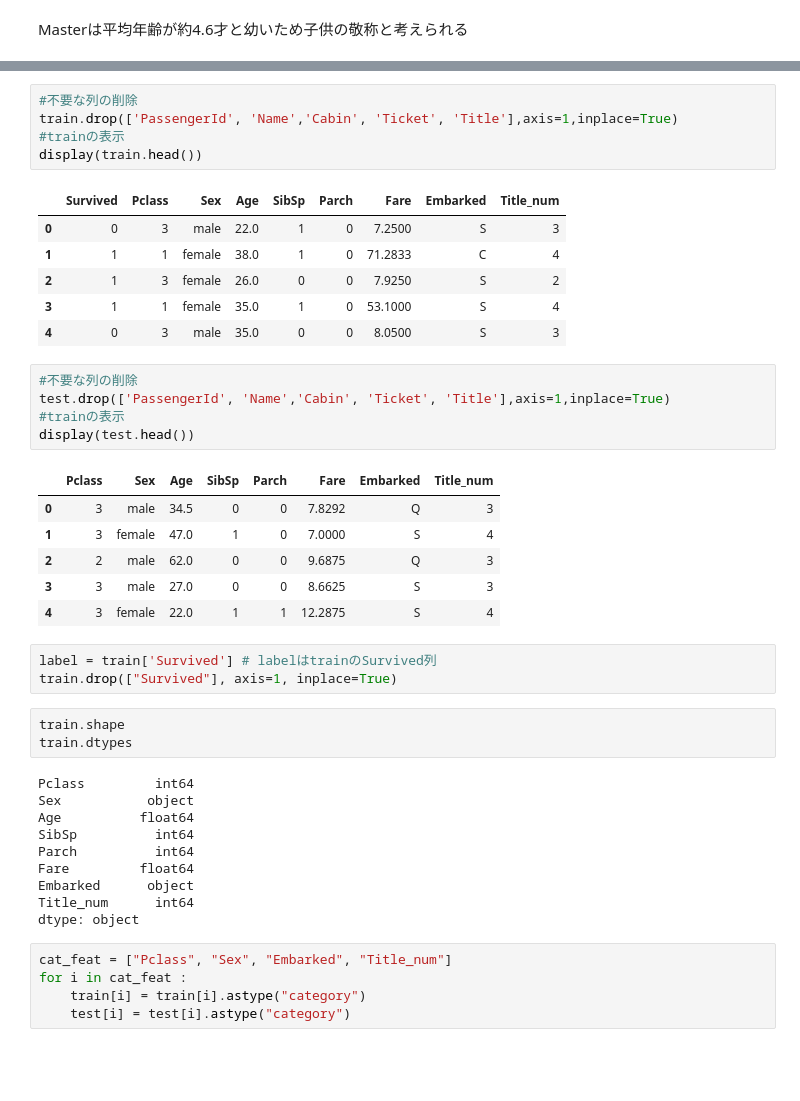
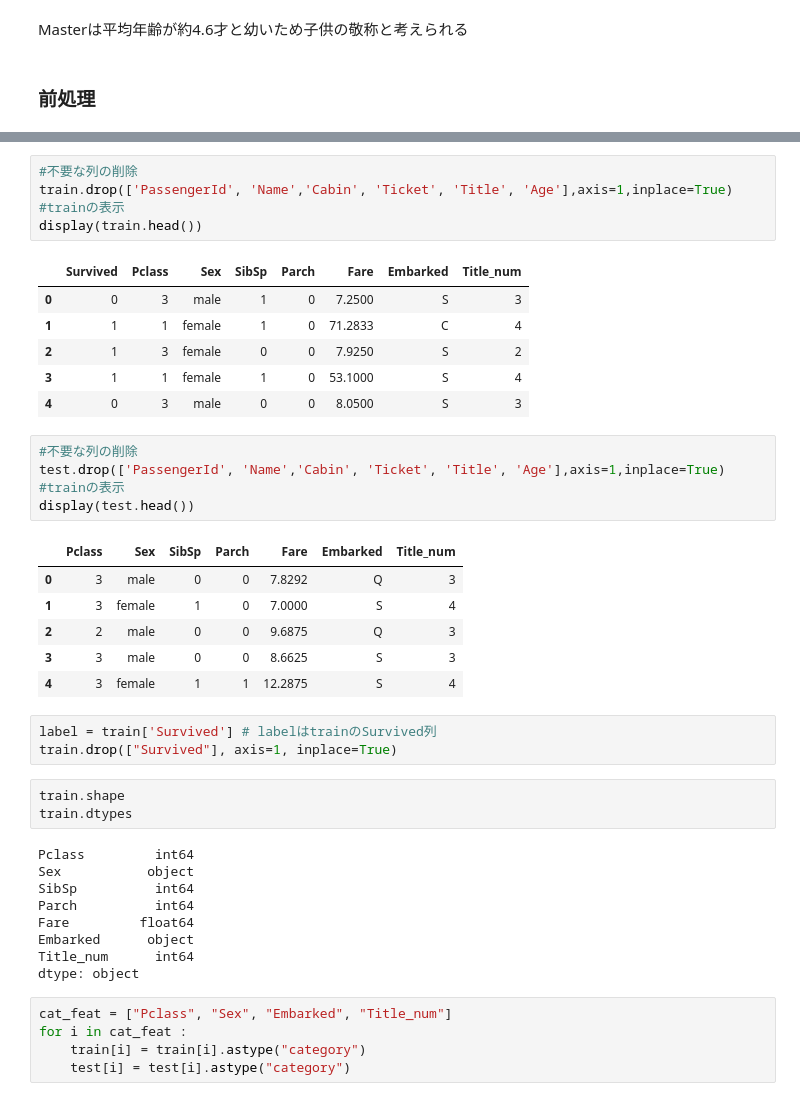
Before and after one commit to juri-saito/kaggle, a Jupyter notebook: titanic_saito.ipynb, the cells around one changed output, grey strips where cells are left out. Saved outputs shown, nothing was run; the diff lists cells and outputs as text; blank space fills up the shorter version.

```diff
--- a/titanic_saito.ipynb
+++ b/titanic_saito.ipynb
@@ -414,6 +350,8 @@ Sir         49.000000
 Name: Age, dtype: float64
 # %% [markdown]
 Masterは平均年齢が約4.6才と幼いため子供の敬称と考えられる
+# %% [markdown]
+### 前処理
 # %%
 #敬称をカテゴリカル変数に変換するための関数
 def title_to_num( title):
@@ -444,28 +382,28 @@ train.head()
 | 4 | 5 | 0 | 3 | Allen, Mr. William Henry | male | 35.0 | 0 | 0 | 373450 | 8.0500 | ... |
 # %%
 #不要な列の削除
-train.drop(['PassengerId', 'Name','Cabin', 'Ticket', 'Title'],axis=1,inplace=True)
+train.drop(['PassengerId', 'Name','Cabin', 'Ticket', 'Title', 'Age'],axis=1,inplace=True)
 #trainの表示
 display(train.head())
 # %% [output]
-|  | Survived | Pclass | Sex | Age | SibSp | Parch | Fare | Embarked | Title_num |
-| 0 | 0 | 3 | male | 22.0 | 1 | 0 | 7.2500 | S | 3 |
-| 1 | 1 | 1 | female | 38.0 | 1 | 0 | 71.2833 | C | 4 |
-| 2 | 1 | 3 | female | 26.0 | 0 | 0 | 7.9250 | S | 2 |
-| 3 | 1 | 1 | female | 35.0 | 1 | 0 | 53.1000 | S | 4 |
-| 4 | 0 | 3 | male | 35.0 | 0 | 0 | 8.0500 | S | 3 |
+|  | Survived | Pclass | Sex | SibSp | Parch | Fare | Embarked | Title_num |
+| 0 | 0 | 3 | male | 1 | 0 | 7.2500 | S | 3 |
+| 1 | 1 | 1 | female | 1 | 0 | 71.2833 | C | 4 |
+| 2 | 1 | 3 | female | 0 | 0 | 7.9250 | S | 2 |
+| 3 | 1 | 1 | female | 1 | 0 | 53.1000 | S | 4 |
+| 4 | 0 | 3 | male | 0 | 0 | 8.0500 | S | 3 |
 # %%
 #不要な列の削除
-test.drop(['PassengerId', 'Name','Cabin', 'Ticket', 'Title'],axis=1,inplace=True)
+test.drop(['PassengerId', 'Name','Cabin', 'Ticket', 'Title', 'Age'],axis=1,inplace=True)
 #trainの表示
 display(test.head())
 # %% [output]
-|  | Pclass | Sex | Age | SibSp | Parch | Fare | Embarked | Title_num |
-| 0 | 3 | male | 34.5 | 0 | 0 | 7.8292 | Q | 3 |
-| 1 | 3 | female | 47.0 | 1 | 0 | 7.0000 | S | 4 |
-| 2 | 2 | male | 62.0 | 0 | 0 | 9.6875 | Q | 3 |
-| 3 | 3 | male | 27.0 | 0 | 0 | 8.6625 | S | 3 |
-| 4 | 3 | female | 22.0 | 1 | 1 | 12.2875 | S | 4 |
+|  | Pclass | Sex | SibSp | Parch | Fare | Embarked | Title_num |
+| 0 | 3 | male | 0 | 0 | 7.8292 | Q | 3 |
+| 1 | 3 | female | 1 | 0 | 7.0000 | S | 4 |
+| 2 | 2 | male | 0 | 0 | 9.6875 | Q | 3 |
+| 3 | 3 | male | 0 | 0 | 8.6625 | S | 3 |
+| 4 | 3 | female | 1 | 1 | 12.2875 | S | 4 |
 # %%
 label = train['Survived'] # labelはtrainのSurvived列
 train.drop(["Survived"], axis=1, inplace=True)
@@ -475,7 +413,6 @@ train.dtypes
 # %% [output]
 Pclass         int64
 Sex           object
-Age          float64
 SibSp          int64
 Parch          int64
 Fare         float64
```
Also changed, not shown: parts of 32 cells of this notebook, 2 other files.
